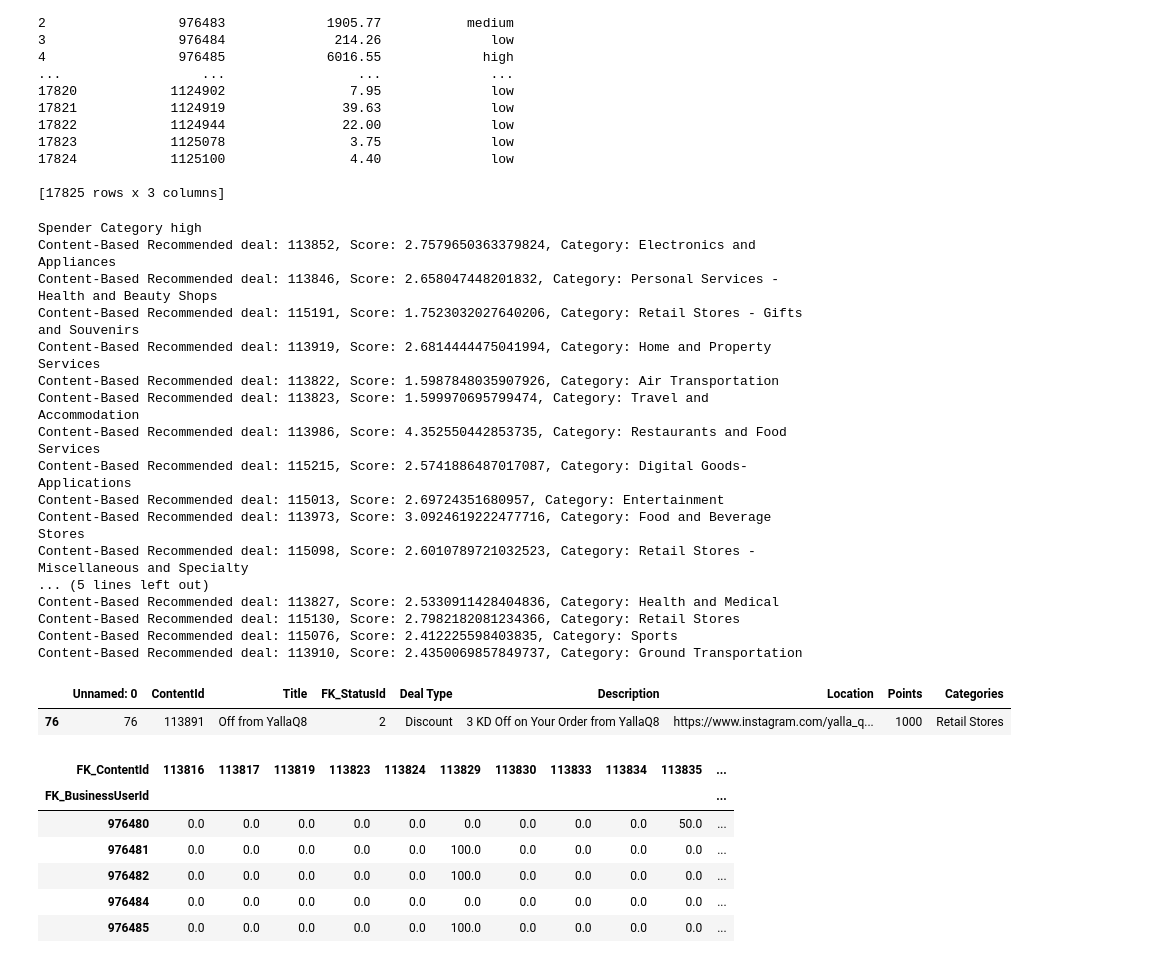
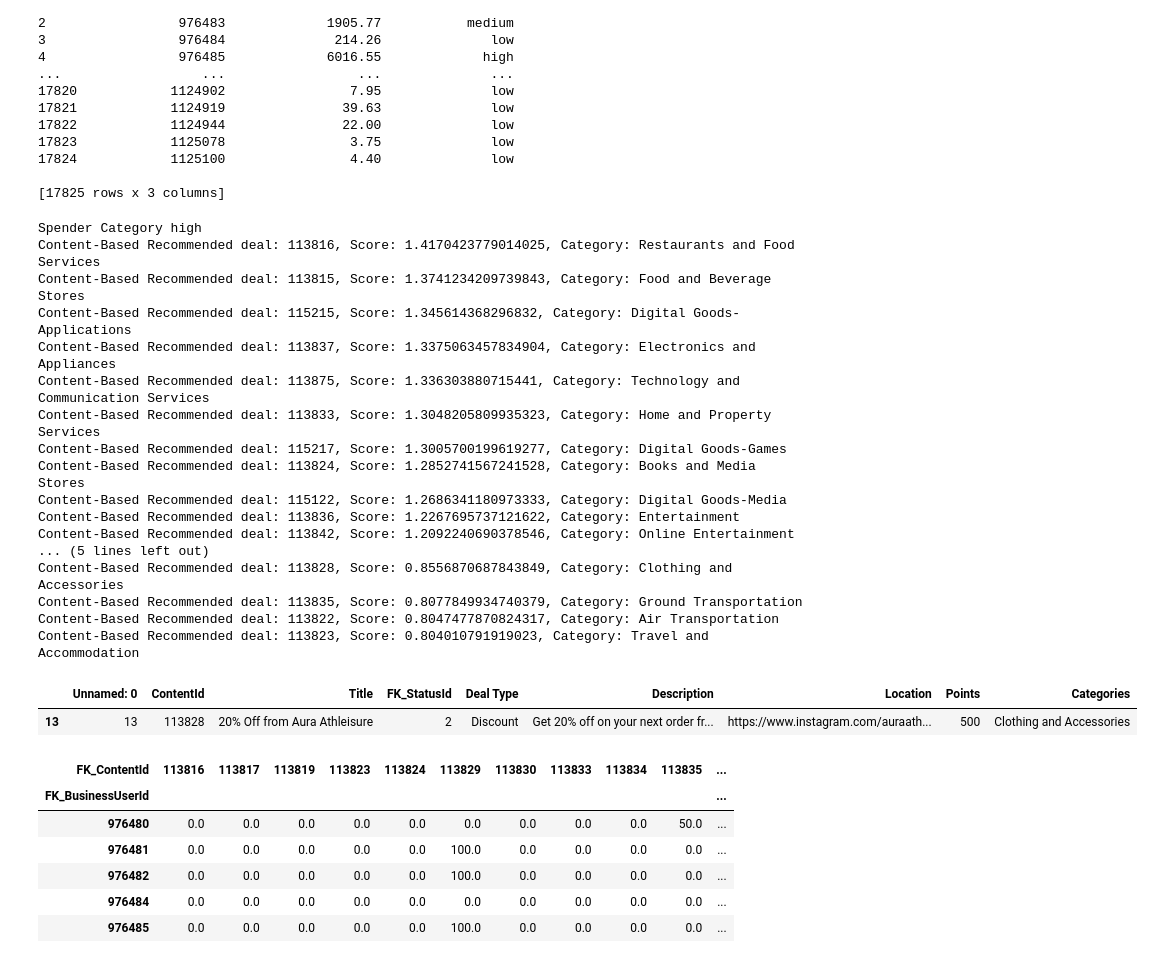
Before and after one commit to DboukAli98/KFHXRelatedAi, a Jupyter notebook: NoteBooks/Model Generation/Model_Reward.ipynb, the cells around one changed output. Saved outputs shown, nothing was run; the diff lists cells and outputs as text; code cells hidden in the pictures.

```diff
--- a/NoteBooks/Model Generation/Model_Reward.ipynb
+++ b/NoteBooks/Model Generation/Model_Reward.ipynb
@@ -286,7 +277,7 @@ def recommend_based_on_profiles(user_id, deal_embeddings, deal_data, user_profil
 
     return similar_item_ids, similar_item_scores
 # %%
-user_id = 976518
+user_id = 987981
 
 mcc_scores = calculate_user_interest_score(user_id)
 
@@ -306,30 +297,30 @@ for content_id, score in zip(*recommendations):
     print(f"Content-Based Recommended deal: {content_id}, Score: {score}, Category: {deals_data.loc[deals_data['ContentId'] == content_id, 'Categories'].values[0]}")
 # %% [output]
 Spender Category high
-Content-Based Recommended deal: 113852, Score: 2.7579650363379824, Category: Electronics and Appliances
-Content-Based Recommended deal: 113846, Score: 2.658047448201832, Category: Personal Services - Health and Beauty Shops
-Content-Based Recommended deal: 115191, Score: 1.7523032027640206, Category: Retail Stores - Gifts and Souvenirs
-Content-Based Recommended deal: 113919, Score: 2.6814444475041994, Category: Home and Property Services
-Content-Based Recommended deal: 113822, Score: 1.5987848035907926, Category: Air Transportation
-Content-Based Recommended deal: 113823, Score: 1.599970695799474, Category: Travel and Accommodation
-Content-Based Recommended deal: 113986, Score: 4.352550442853735, Category: Restaurants and Food Services
-Content-Based Recommended deal: 115215, Score: 2.5741886487017087, Category: Digital Goods-Applications
-Content-Based Recommended deal: 115013, Score: 2.69724351680957, Category: Entertainment
-Content-Based Recommended deal: 113973, Score: 3.0924619222477716, Category: Food and Beverage Stores
-Content-Based Recommended deal: 115098, Score: 2.6010789721032523, Category: Retail Stores - Miscellaneous and Specialty
+Content-Based Recommended deal: 113816, Score: 1.4170423779014025, Category: Restaurants and Food Services
+Content-Based Recommended deal: 113815, Score: 1.3741234209739843, Category: Food and Beverage Stores
+Content-Based Recommended deal: 115215, Score: 1.345614368296832, Category: Digital Goods-Applications
+Content-Based Recommended deal: 113837, Score: 1.3375063457834904, Category: Electronics and Appliances
+Content-Based Recommended deal: 113875, Score: 1.336303880715441, Category: Technology and Communication Services
+Content-Based Recommended deal: 113833, Score: 1.3048205809935323, Category: Home and Property Services
+Content-Based Recommended deal: 115217, Score: 1.3005700199619277, Category: Digital Goods-Games
+Content-Based Recommended deal: 113824, Score: 1.2852741567241528, Category: Books and Media Stores
+Content-Based Recommended deal: 115122, Score: 1.2686341180973333, Category: Digital Goods-Media
+Content-Based Recommended deal: 113836, Score: 1.2267695737121622, Category: Entertainment
+Content-Based Recommended deal: 113842, Score: 1.2092240690378546, Category: Online Entertainment
 ... (5 lines left out)
-Content-Based Recommended deal: 113827, Score: 2.5330911428404836, Category: Health and Medical
-Content-Based Recommended deal: 115130, Score: 2.7982182081234366, Category: Retail Stores
-Content-Based Recommended deal: 115076, Score: 2.412225598403835, Category: Sports
-Content-Based Recommended deal: 113910, Score: 2.4350069857849737, Category: Ground Transportation
+Content-Based Recommended deal: 113828, Score: 0.8556870687843849, Category: Clothing and Accessories
+Content-Based Recommended deal: 113835, Score: 0.8077849934740379, Category: Ground Transportation
+Content-Based Recommended deal: 113822, Score: 0.8047477870824317, Category: Air Transportation
+Content-Based Recommended deal: 113823, Score: 0.804010791919023, Category: Travel and Accommodation
 # %%
-specific_content_id = 113891,
+specific_content_id = 113828,
 result = deals_data[deals_data['ContentId'] == specific_content_id]
 
 result
 # %% [output]
 |  | Unnamed: 0 | ContentId | Title | FK_StatusId | Deal Type | Description | Location | Points | Categories |
-| 76 | 76 | 113891 | Off from YallaQ8 | 2 | Discount | 3 KD Off on Your Order from YallaQ8 | https://www.instagram.com/yalla_q... | 1000 | Retail Stores |
+| 13 | 13 | 113828 | 20% Off from Aura Athleisure | 2 | Discount | Get 20% off on your next order fr... | https://www.instagram.com/auraath... | 500 | Clothing and Accessories |
 # %%
 user_item_matrix = new_user_transaction.pivot_table(index='FK_BusinessUserId',
                                                     columns='FK_ContentId',
```
Also changed, not shown: parts of 4 cells of this notebook.
